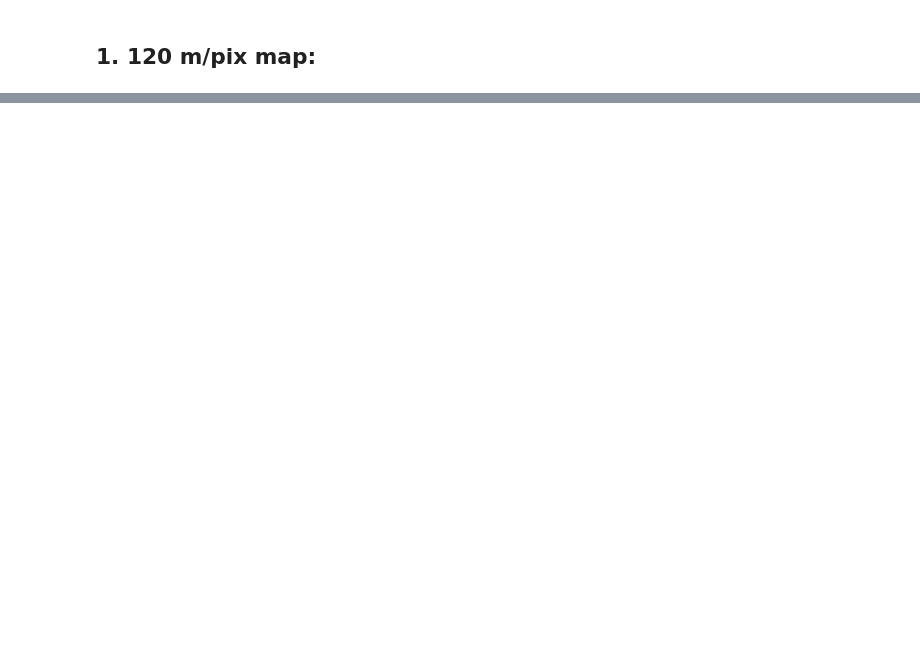
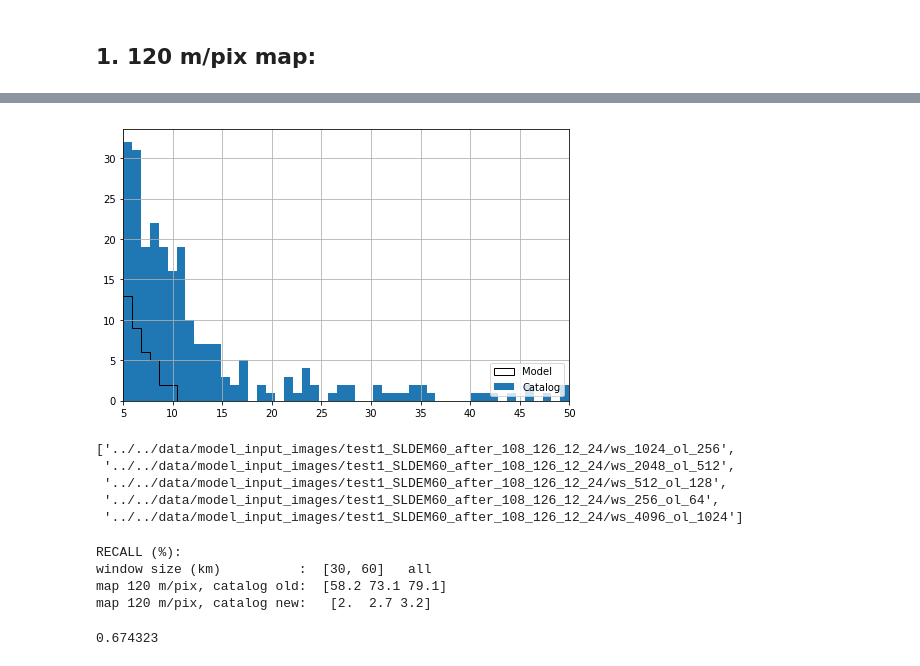
Before and after one commit to arielgis/DLM-Project, a Jupyter notebook: analysis/create_compare_sets.ipynb, the cells around one changed output, grey strips where cells are left out. Saved outputs shown, nothing was run; the diff lists cells and outputs as text; code cells hidden in the pictures; blank space fills up the shorter version.

```diff
--- a/analysis/create_compare_sets.ipynb
+++ b/analysis/create_compare_sets.ipynb
@@ -105,0 +122,45 @@ all_craters.loc[arr,'Diameter (km)'].hist(range=(5,180),bins=50)
+# %%
+plt.figure(figsize=(8,5))
+# plt.rcParams.update({'font.size': 20, 'text.color' : "black", 'axes.labelcolor' : "white", 'xtick.color': "white", 'ytick.color': "white"})
+
+craters1['Diameter (km)'].hist(range=(5,50),bins=50)
+# craters.loc[craters.iloc[:,5],'Diameter (km)'].hist(range=(5,50),bins=50, alpha=0.3)
+craters1.loc[craters1['256'].astype('bool'),'Diameter (km)'].hist(range=(5,50),bins=50, histtype='step', color='k')
+plt.legend(['Model','Catalog'],loc='lower right')
+plt.xlim([5,50]);
+# %% [output]
+[figure, added]
+# %%
+set_dir = '../../data/model_input_images/test1_SLDEM120_new_catalog_108_126_12_24'
+craters_new = pd.read_csv(set_dir+'/craters_table.csv')#, header=0, names=['Diameter (km)', 'Lat', 'Long','1024','2048','512','256'])
+set_dir = '../../data/model_input_images/test1_SLDEM120_108_126_12_24'
+craters_old = pd.read_csv(set_dir+'/craters_table.csv', header=0, names=['Diameter (km)', 'Lat', 'Long','1024','2048','512','256'])
+craters_new['Diameter (km)'].hist(range=(5,50),bins=50)
+craters_old['Diameter (km)'].hist(range=(5,50),bins=50)
+legend(['new','old'])
+# %% [output]
+['../../data/model_input_images/test1_SLDEM60_after_108_126_12_24/ws_1024_ol_256',
+ '../../data/model_input_images/test1_SLDEM60_after_108_126_12_24/ws_2048_ol_512',
+ '../../data/model_input_images/test1_SLDEM60_after_108_126_12_24/ws_512_ol_128',
+ '../../data/model_input_images/test1_SLDEM60_after_108_126_12_24/ws_256_ol_64',
+ '../../data/model_input_images/test1_SLDEM60_after_108_126_12_24/ws_4096_ol_1024']
+# %%
+set_dir = '../../data/model_input_images/test3_SLDEM120_old_catalog_108_117_12_18'
+craters_old = pd.read_csv(set_dir+'/craters_table.csv')
+set_dir = '../../data/model_input_images/test2_SLDEM120_new_catalog_108_117_12_18'
+craters_new = pd.read_csv(set_dir+'/craters_table.csv')
+crop_sizes_set = [[512, 128], [1024, 256]]
+
+print('RECALL (%):')
+print('window size (km)          :  {}   all '.format([int(round(crop[0]*60/1000,-1)) for crop in crop_sizes_set]))
+print('map 120 m/pix, catalog old:  {} '.format(craters_old.iloc[:,3:].mean(axis=0).values.round(3)*100))
+print('map 120 m/pix, catalog new:   {} '.format(craters_new.iloc[:,3:].mean(axis=0).values.round(3)*100))
+# %% [output]
+RECALL (%):
+window size (km)          :  [30, 60]   all
+map 120 m/pix, catalog old:  [58.2 73.1 79.1]
+map 120 m/pix, catalog new:   [2.  2.7 3.2]
+# %%
+float(craters_new.loc[craters_new['Diameter (km)']<0.7,'Diameter (km)'].values[0])
+# %% [output]
+0.674323
```
Also changed, not shown: parts of 25 cells of this notebook, 7 other files.
